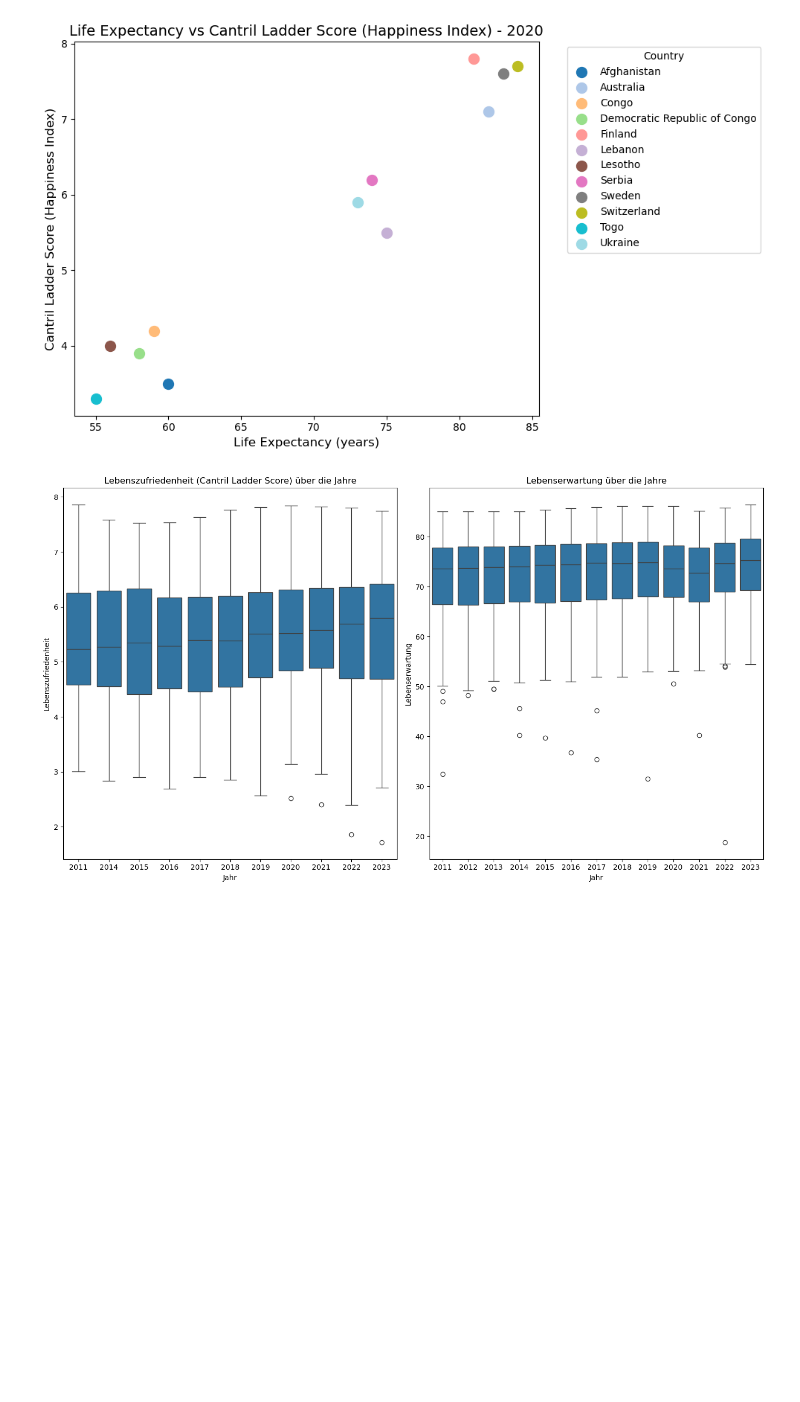
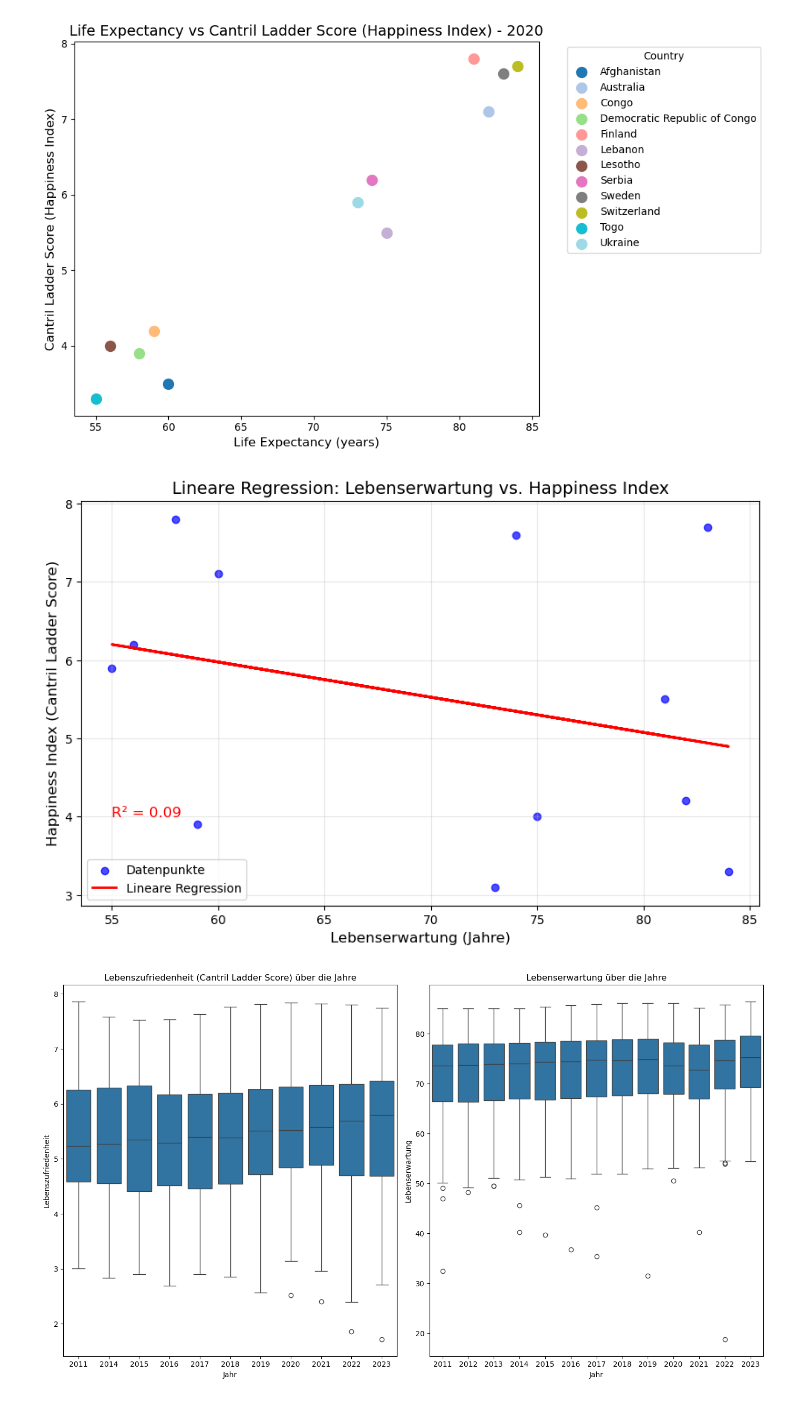
Before and after one commit to Elena-avk/elena, a Jupyter notebook: LN_Python_Elena_Yasemin.ipynb, the cells around one changed output. Cells and saved outputs as stored; diff of their text form; code cells hidden in the pictures; blank space fills up the shorter version.

```diff
--- a/LN_Python_Elena_Yasemin.ipynb
+++ b/LN_Python_Elena_Yasemin.ipynb
@@ -731,6 +711,45 @@ plt.tight_layout()
 plt.show()
 # %% [output]
 [figure]
+# %%
+import numpy as np
+import matplotlib.pyplot as plt
+from sklearn.linear_model import LinearRegression
+from sklearn.metrics import r2_score
+
+# Beispiel-Daten (ersetze diese durch deine echten Daten)
+life_expectancy = np.array([60, 82, 59, 58, 81, 75, 56, 74, 83, 84, 55, 73]).reshape(-1, 1)
+happiness_score = np.array([7.1, 4.2, 3.9, 7.8, 5.5, 4.0, 6.2, 7.6, 7.7, 3.3, 5.9, 3.1])
+
+# Lineares Regressionsmodell erstellen
+model = LinearRegression()
+model.fit(life_expectancy, happiness_score)
+
+# Vorhersagen für die Lebenserwartung
+predicted_happiness = model.predict(life_expectancy)
+
+# R²-Koeffizient berechnen (Bestimmtheitsmaß)
+r2 = r2_score(happiness_score, predicted_happiness)
+
+# Scatter Plot der Daten
+plt.figure(figsize=(10, 6))
+plt.scatter(life_expectancy, happiness_score, color='blue', label='Datenpunkte', alpha=0.7)
+plt.plot(life_expectancy, predicted_happiness, color='red', label='Lineare Regression', linewidth=2)
+
+# Diagramm beschriften
+plt.title('Lineare Regression: Lebenserwartung vs. Happiness Index', fontsize=14)
+plt.xlabel('Lebenserwartung (Jahre)', fontsize=12)
+plt.ylabel('Happiness Index (Cantril Ladder Score)', fontsize=12)
+plt.legend()
+plt.grid(alpha=0.3)
+
+# R²-Wert anzeigen
+plt.text(55, 4, f'R² = {r2:.2f}', fontsize=12, color='red')
+
+# Diagramm anzeigen
+plt.show()
+# %% [output]
+[figure, added]
 # %%
 plt.figure(figsize=(14, 8))
 
```
Also changed, not shown: parts of 2 cells of this notebook.
